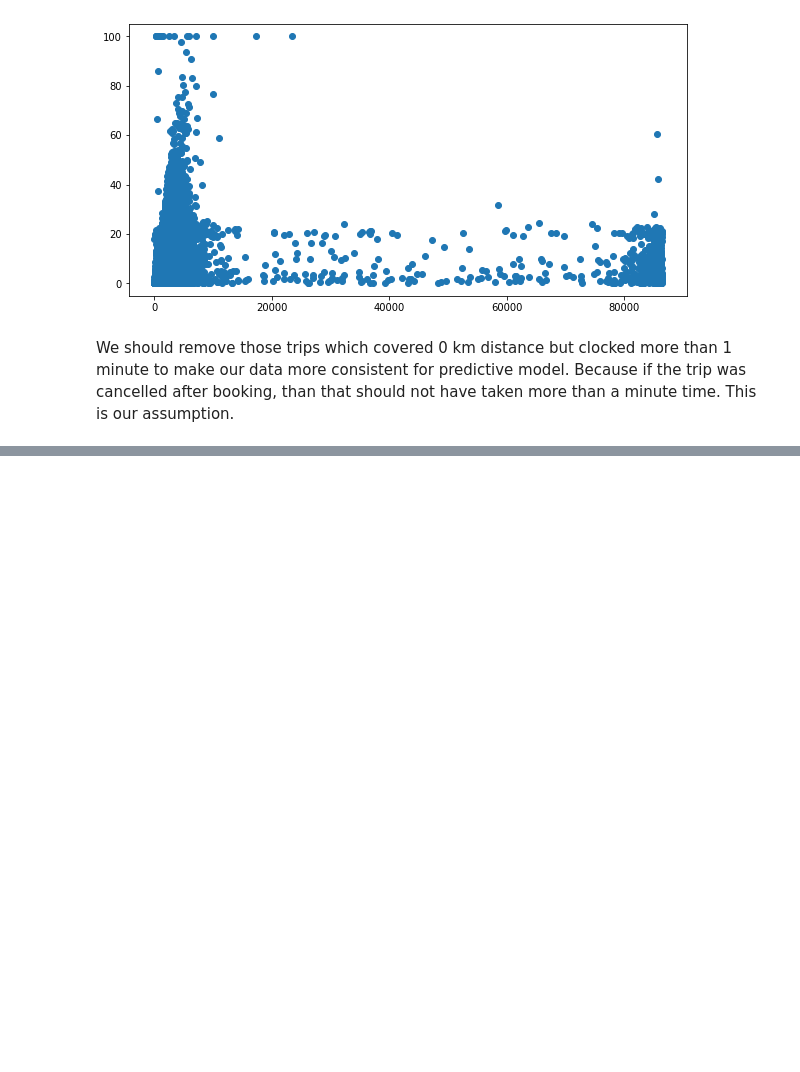
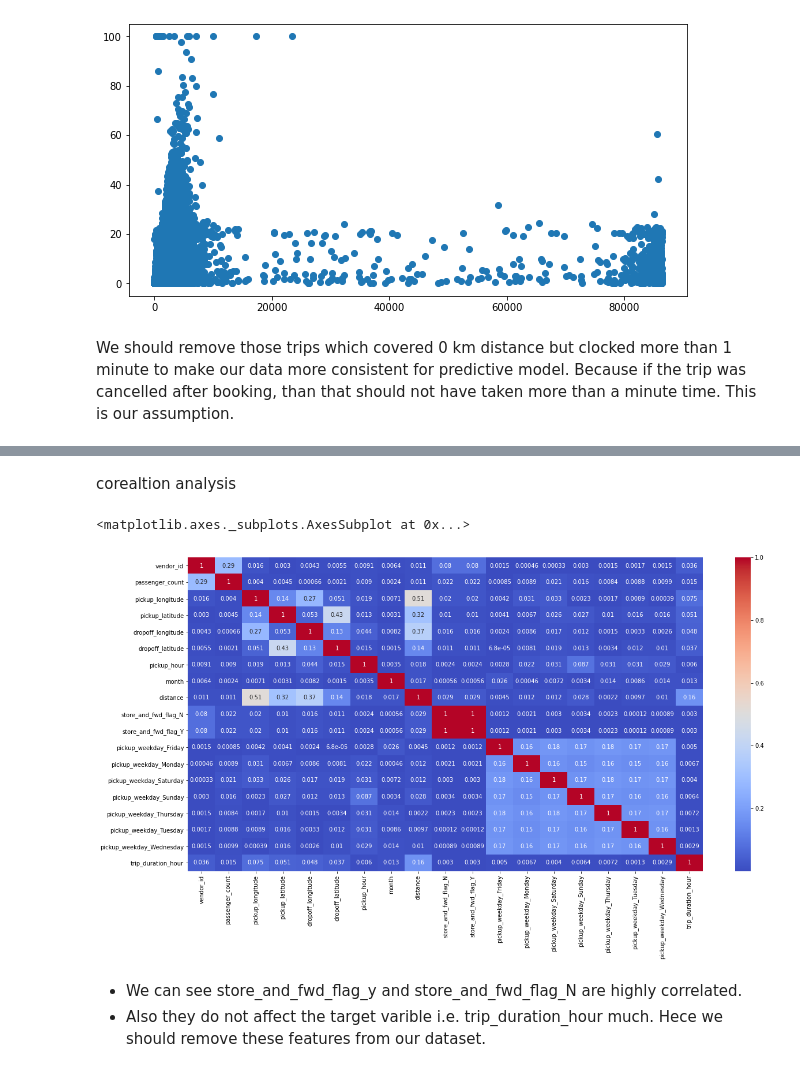
Before and after one commit to AmirKhan6219/NYC-Taxi-Trip-Time-Prediction, a Jupyter notebook: NYC_Taxi_Trip_Time_prediction.ipynb, the cells around one changed output, grey strips where cells are left out. Cells and saved outputs as stored; diff of their text form; code cells hidden in the pictures; blank space fills up the shorter version.

```diff
--- a/NYC_Taxi_Trip_Time_prediction.ipynb
+++ b/NYC_Taxi_Trip_Time_prediction.ipynb
@@ -429,0 +467,10 @@ data = data[~((data.distance == 0) & (data.trip_duration >= 60))]
+# %%
+# one hot encoding
+dummy = pd.get_dummies(data.store_and_fwd_flag, prefix='store_and_fwd_flag')
+data = pd.concat([data,dummy], axis = 1)
+# %%
+dummy = pd.get_dummies(data.pickup_weekday, prefix='pickup_weekday')
+data = pd.concat([data,dummy], axis = 1)
+# %%
+# duration into hours
+data['trip_duration_hour']=data['trip_duration']/3600
@@ -429,0 +486,4 @@ data = data[~((data.distance == 0) & (data.trip_duration >= 60))]
+# %%
+# removing unimporatant columns
+data=data.drop(['id','pickup_datetime', 'dropoff_datetime', 'store_and_fwd_flag', 'pickup_weekday', 'dropoff_weekday', 'pickup_weekday_num', 'pickup_timeofday', 'trip_duration', 'speed'], axis=1)
+data.head()
@@ -429,0 +544,12 @@ data = data[~((data.distance == 0) & (data.trip_duration >= 60))]
+# %% [markdown]
+corealtion analysis
+# %%
+plt.figure (figsize= (20,10))
+corelation= data.corr()
+sns.heatmap(abs(corelation), annot=True, cmap='coolwarm')
+# %% [output]
+<matplotlib.axes._subplots.AxesSubplot at 0x...>
+[figure, added]
+# %% [markdown]
+*   We can see store_and_fwd_flag_y and store_and_fwd_flag_N are highly correlated.
+*   Also they do not affect the target varible i.e. trip_duration_hour much. Hece we should remove these features from our dataset.
```
Also changed, not shown: parts of 14 cells of this notebook.
